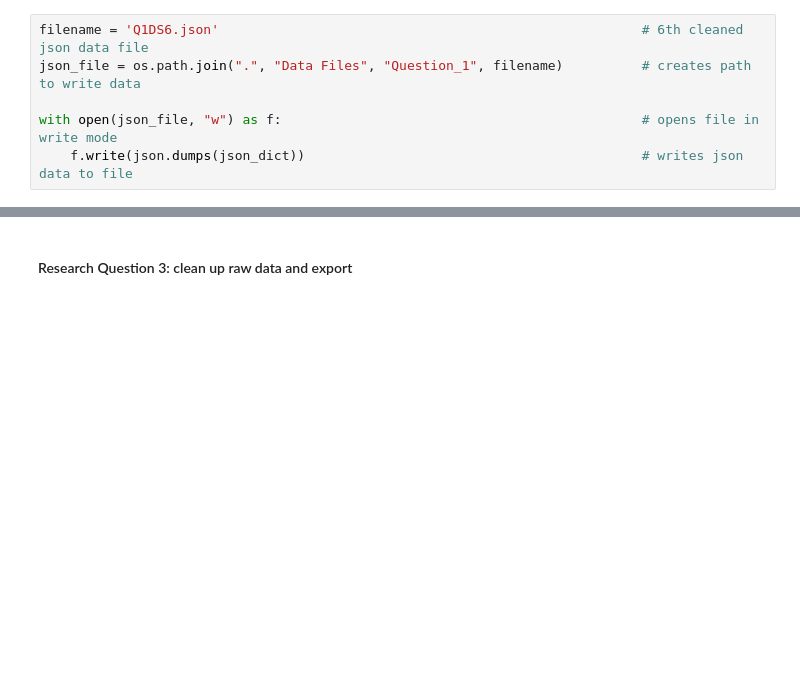
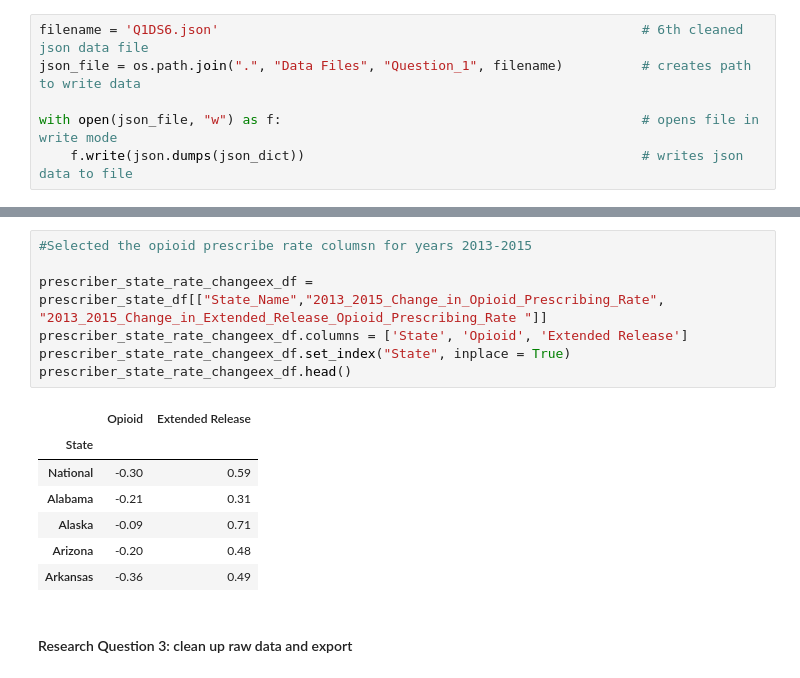
Before and after one commit to christa-fields/GWU_Databootcamp_Project_1, a Jupyter notebook: data_cleanup.ipynb, the cells around one changed output, grey strips where cells are left out. Saved outputs shown, nothing was run; the diff lists cells and outputs as text; blank space fills up the shorter version.

```diff
--- a/data_cleanup.ipynb
+++ b/data_cleanup.ipynb
@@ -291,3 +321,18 @@ with open(json_file, "w") as f:                                              # o
+# %%
+#Selected the opioid prescribe rate columsn for years 2013-2015
+
+prescriber_state_rate_changeex_df = prescriber_state_df[["State_Name","2013_2015_Change_in_Opioid_Prescribing_Rate", "2013_2015_Change_in_Extended_Release_Opioid_Prescribing_Rate "]]
+prescriber_state_rate_changeex_df.columns = ['State', 'Opioid', 'Extended Release']
+prescriber_state_rate_changeex_df.set_index("State", inplace = True)
+prescriber_state_rate_changeex_df.head()
+# %% [output]
+|  | Opioid | Extended Release |
+| State |  |  |
+| National | -0.30 | 0.59 |
+| Alabama | -0.21 | 0.31 |
+| Alaska | -0.09 | 0.71 |
+| Arizona | -0.20 | 0.48 |
+| Arkansas | -0.36 | 0.49 |
 # %% [markdown]
 #### Research Question 3: clean up raw data and export
 # %%
```
Also changed, not shown: parts of 4 cells of this notebook, 1 other file.
